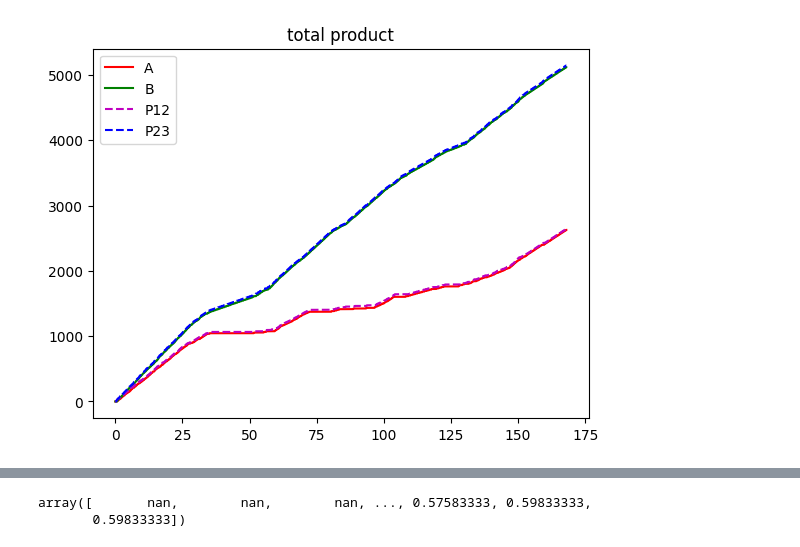
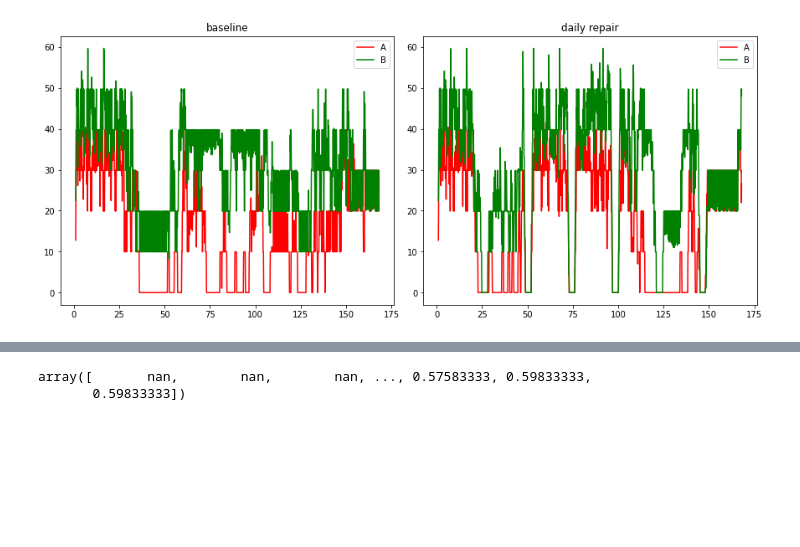
Before and after one commit to Observe-l/PredM, a Jupyter notebook: result_polt.ipynb, the cells around one changed output, grey strips where cells are left out. Cells and saved outputs as stored; diff of their text form; code cells hidden in the pictures; blank space fills up the shorter version.

```diff
--- a/result_polt.ipynb
+++ b/result_polt.ipynb
@@ -2,3 +2,17 @@
 import matplotlib.pyplot as plt
 import pandas as pd
 import numpy as np
+# %%
+baseline = pd.read_csv('result/baseline/result.csv')
+daily = pd.read_csv('result/daily/result.csv')
+plt_result = [baseline,daily]
+name = ['baseline','daily repair']
+
+fig, axs = plt.subplots(1,2, figsize=(10,5), constrained_layout=True)
+for ax, tmp_plt, tmp_name in zip(axs.flatten(),plt_result,name):
+    ax.plot(tmp_plt['time'].values, tmp_plt['A'].values,'r-', label='A')
+    ax.plot(tmp_plt['time'].values, tmp_plt['B'].values,'g-', label='B')
+    ax.plot(tmp_plt['time'].values, tmp_plt['P12'].values,'m--', label='P12')
+    ax.plot(tmp_plt['time'].values, tmp_plt['P23'].values,'b--', label='P23')
+    ax.set_title(tmp_name)
+    ax.legend()
@@ -5,13 +21,16 @@ import numpy as np
 # %%
-product = pd.read_csv('result.csv')
-
-# product.head()
-plt.plot(product['time'].values, product['A'].values,'r-', label='A')
-plt.plot(product['time'].values, product['B'].values,'g-', label='B')
-plt.plot(product['time'].values, product['P12'].values,'m--', label='P12')
-plt.plot(product['time'].values, product['P23'].values,'b--', label='P23')
-plt.title('total product')
-plt.legend()
-plt.show()
+average_periods = 60
+baseline_rate = baseline.diff(periods=average_periods)
+daily_rate = daily.diff(periods=average_periods)
+plt_rate = [baseline_rate, daily_rate]
+fig, axs = plt.subplots(1,2, figsize=(12,5), constrained_layout=True)
+for ax, tmp_plt, tmp_name, tmp_result in zip(axs.flatten(),plt_rate,name, plt_result):
+    ax.plot(tmp_result['time'].values, tmp_plt['A'].values,'r-', label='A')
+    ax.plot(tmp_result['time'].values, tmp_plt['B'].values,'g-', label='B')
+    # plt.plot(product['time'].values, rate['P12'].values,'m-', label='P12')
+    # plt.plot(product['time'].values, rate['P23'].values,'b-', label='P23')
+    ax.set_title(tmp_name)
+    # plt.ylim([0,])
+    ax.legend()
 # %% [output]
-[figure, old version]
+[figure, new version]
```
Also changed, not shown: parts of 2 cells of this notebook, 1 other file.
